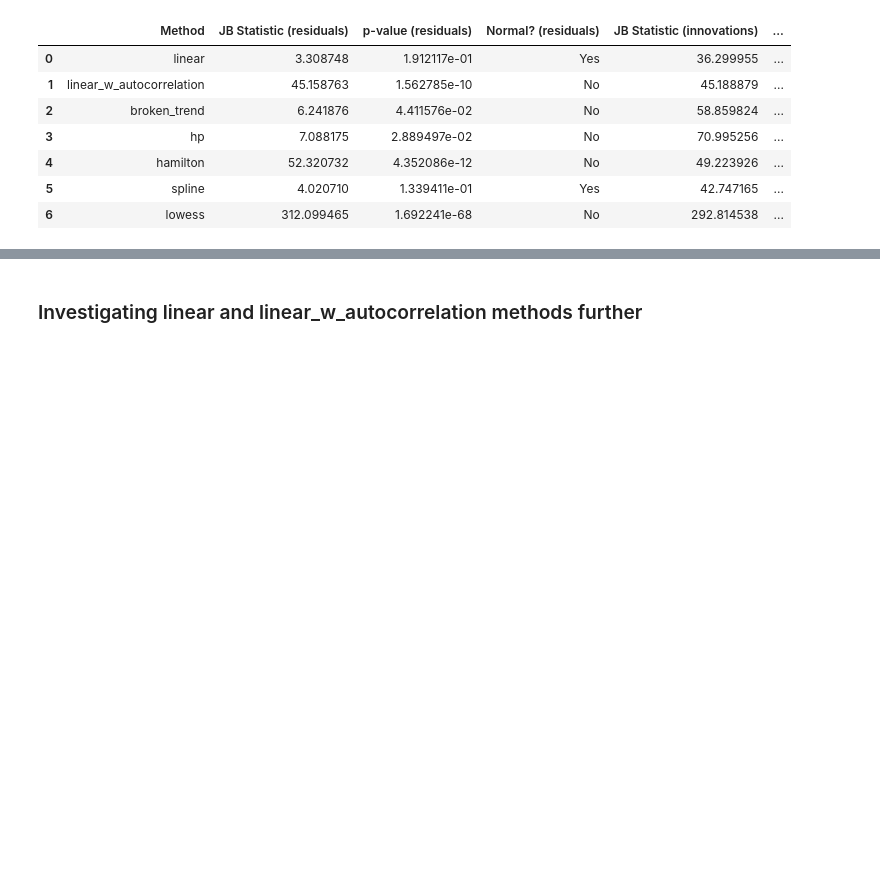
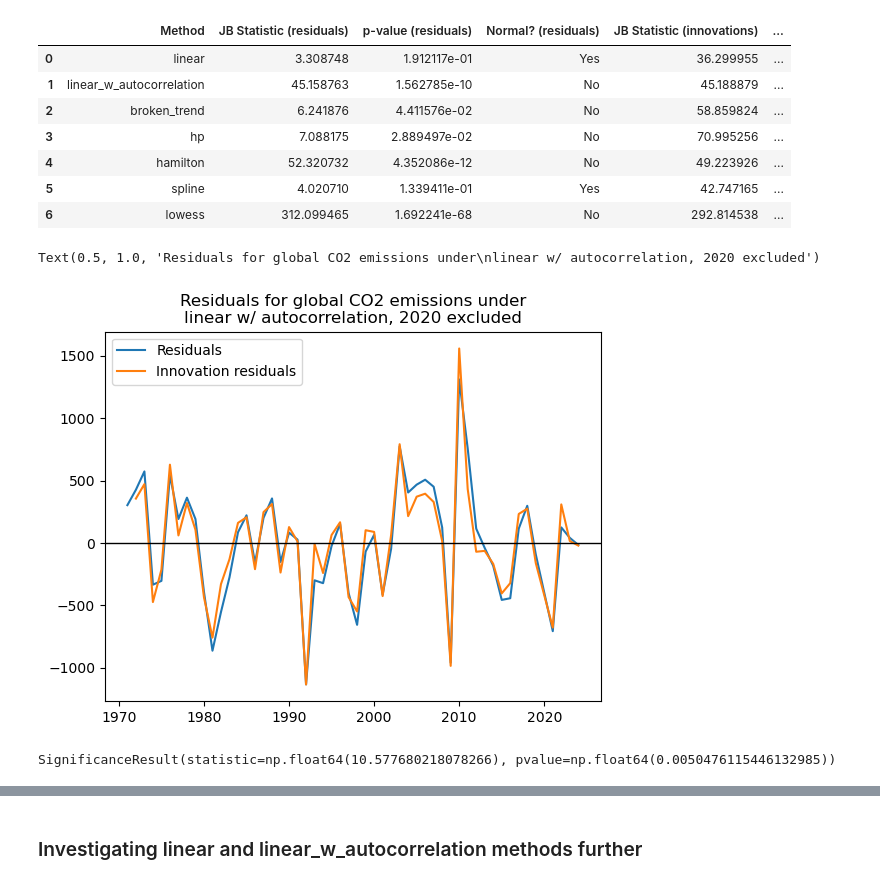
Before and after one commit to nezzag/peaking_test, a Jupyter notebook: notebooks/statistical_tests.ipynb, the cells around one changed output, grey strips where cells are left out. Cells and saved outputs as stored; diff of their text form; code cells hidden in the pictures; blank space fills up the shorter version.

```diff
--- a/notebooks/statistical_tests.ipynb
+++ b/notebooks/statistical_tests.ipynb
@@ -432,3 +439,20 @@ with HiddenPrints():
                                                 ignore_years=[2020])
         residuals_dict_no2020[method] = emissions_tester.residuals
         innovations_dict_no2020[method] = emissions_tester.autocorr_params['residuals']
+# %%
+residuals_dict_no2020['linear_w_autocorrelation'].plot()
+plt.plot(residuals_dict_no2020['linear_w_autocorrelation'].index[1:],innovations_dict_no2020['linear_w_autocorrelation'])
+ax = plt.gca()
+ax.axhline(y=0,color='k',lw=1)
+ax.legend(['Residuals','Innovation residuals'])
+ax.set_title('Residuals for global CO2 emissions under\nlinear w/ autocorrelation, 2020 excluded')
+# %% [output]
+Text(0.5, 1.0, 'Residuals for global CO2 emissions under\nlinear w/ autocorrelation, 2020 excluded')
+[figure, added]
+# %%
+jarque_bera(pd.Series(
+    index=residuals_dict_no2020['linear_w_autocorrelation'].index[1:],
+    data=innovations_dict_no2020['linear_w_autocorrelation']
+))
+# %% [output]
+SignificanceResult(statistic=np.float64(10.577680218078266), pvalue=np.float64(0.0050476115446132985))
```
Also changed, not shown: parts of 26 cells of this notebook.
